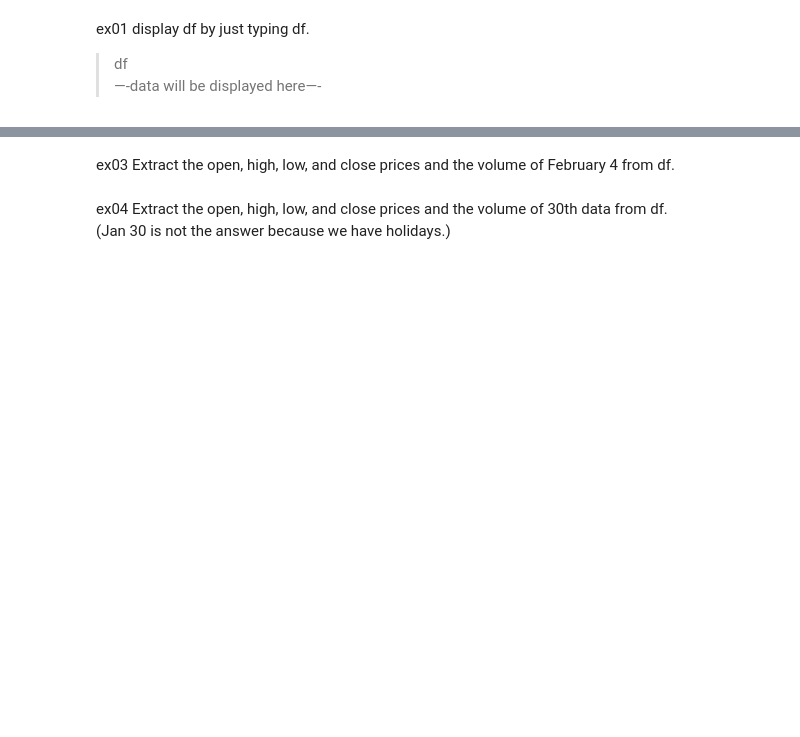
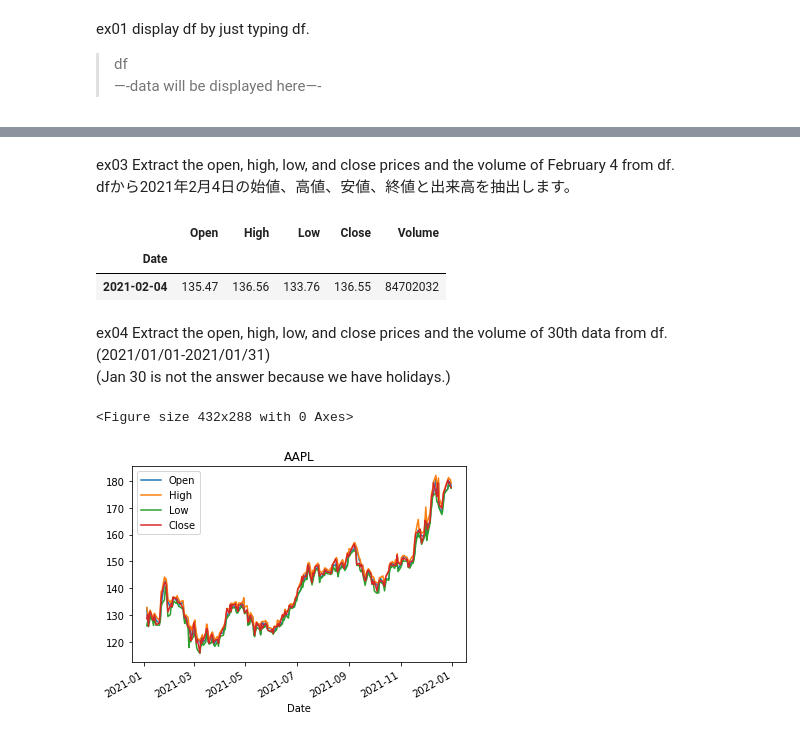
Before and after one commit to mmizuki1817/24Osaka, a Jupyter notebook: py02.ipynb, the cells around one changed output, grey strips where cells are left out. Saved outputs shown, nothing was run; the diff lists cells and outputs as text; code cells hidden in the pictures; blank space fills up the shorter version.

```diff
--- a/py02.ipynb
+++ b/py02.ipynb
@@ -77,5 +103,55 @@ ex02 Extract the close prices from df.
 # %% [markdown]
 ex03 Extract the open, high, low, and close prices and the volume of February 4 from df.
+dfから2021年2月4日の始値、高値、安値、終値と出来高を抽出します。
+# %%
+from pandas_datareader.stooq import StooqDailyReader
+from datetime import datetime
+
+def main():
+  df = get_dif()
+  extract = df.loc["2021-02-04"]
+  display(extract)
+
+def get_dif():
+  start = datetime(2021, 1, 1)
+  end = datetime(2021, 12, 31)
+  brand = 'AAPL'
+
+  stooq = StooqDailyReader(brand, start=start, end=end)
+  df = stooq.read()
+  return df
+main()
+# %% [output]
+|  | Open | High | Low | Close | Volume |
+| Date |  |  |  |  |  |
+| 2021-02-04 | 135.47 | 136.56 | 133.76 | 136.55 | 84702032 |
 # %% [markdown]
 ex04 Extract the open, high, low, and close prices and the volume of 30th data from df.
+(2021/01/01-2021/01/31)
 (Jan 30 is not the answer because we have holidays.)
+# %%
+from pandas_datareader.stooq import StooqDailyReader as stooq
+
+def main():
+  df = get_df()
+  plt_df(df)
+
+def get_df():
+  start = datetime(2021, 1, 1)
+  end = datetime(2021, 12, 31)
+  brand = 'AAPL'
+
+  stooq = StooqDailyReader(brand, start=start, end=end)
+  df = stooq.read()
+  return df
+
+def plt_df(df):
+  plt.figure()
+  data[['Open', 'High', 'Low', 'Close']].plot()
+  plt.title("AAPL")
+  plt.savefig("AAPL_stooq.jpg")
+
+main()
+# %% [output]
+<Figure size 432x288 with 0 Axes>
+[figure, added]
```
Also changed, not shown: parts of 4 cells of this notebook.
